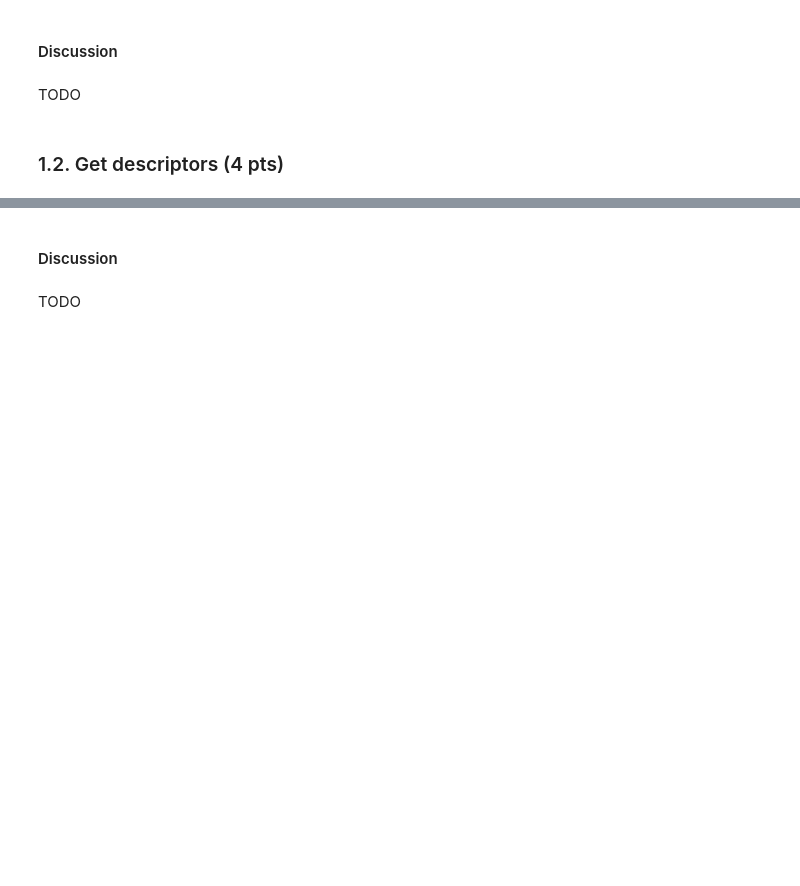
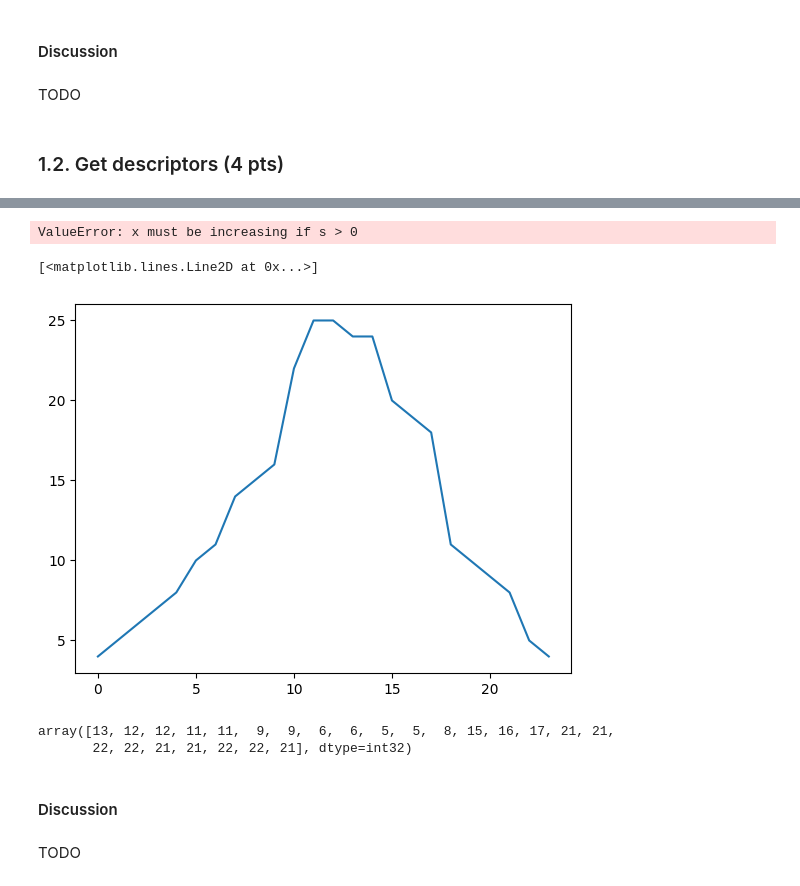
Before and after one commit to sirogosig/EE-451_code, a Jupyter notebook: labs/lab_02_object_description.ipynb, the cells around one changed output, grey strips where cells are left out. Cells and saved outputs as stored; diff of their text form; code cells hidden in the pictures; blank space fills up the shorter version.

```diff
--- a/labs/lab_02_object_description.ipynb
+++ b/labs/lab_02_object_description.ipynb
@@ -166,3 +283,18 @@ print(get_descriptors(zeros_im[0])[:10])
+# %%
+import scipy.interpolate as test
+test.UnivariateSpline(zeros_Co[0][0].T[0][0], zeros_Co[0][0].T[1][0])
+# %% [output]
+ValueError: x must be increasing if s > 0
+# %%
+plt.plot(zeros_Co[0][0].T[1][0])
+# %% [output]
+[<matplotlib.lines.Line2D at 0x...>]
+[figure, added]
+# %%
+zeros_Co[0][0].T[0][0]
+# %% [output]
+array([13, 12, 12, 11, 11,  9,  9,  6,  6,  5,  5,  8, 15, 16, 17, 21, 21,
+       22, 22, 21, 21, 22, 22, 21], dtype=int32)
 # %% [markdown]
 #### Discussion
 # %% [markdown]
```
Also changed, not shown: parts of 7 cells of this notebook.
